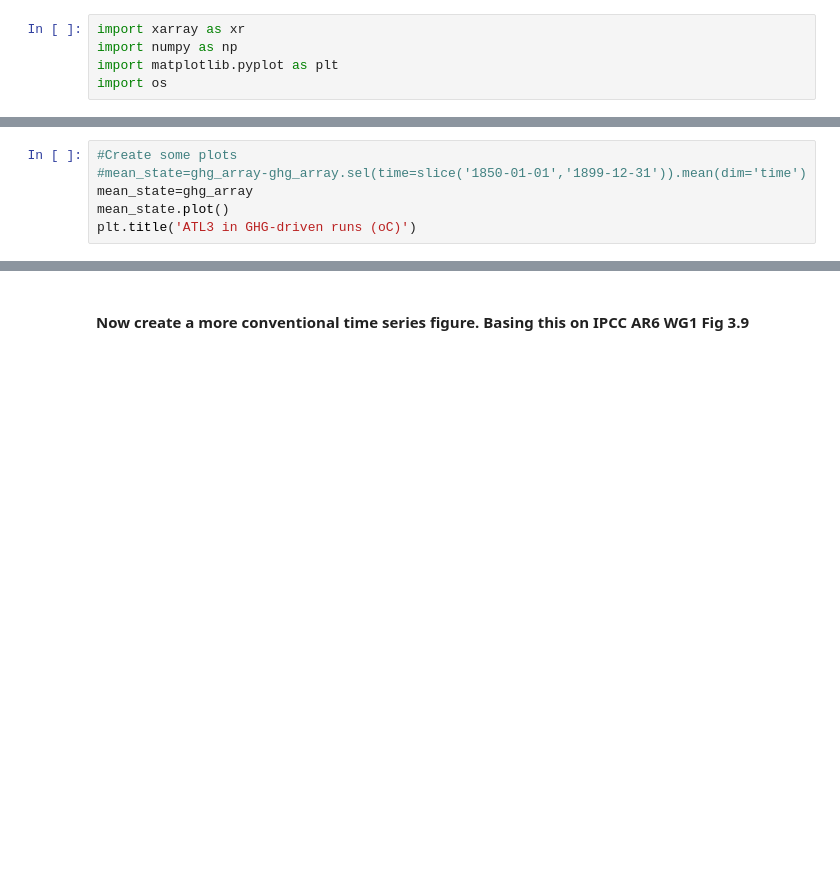
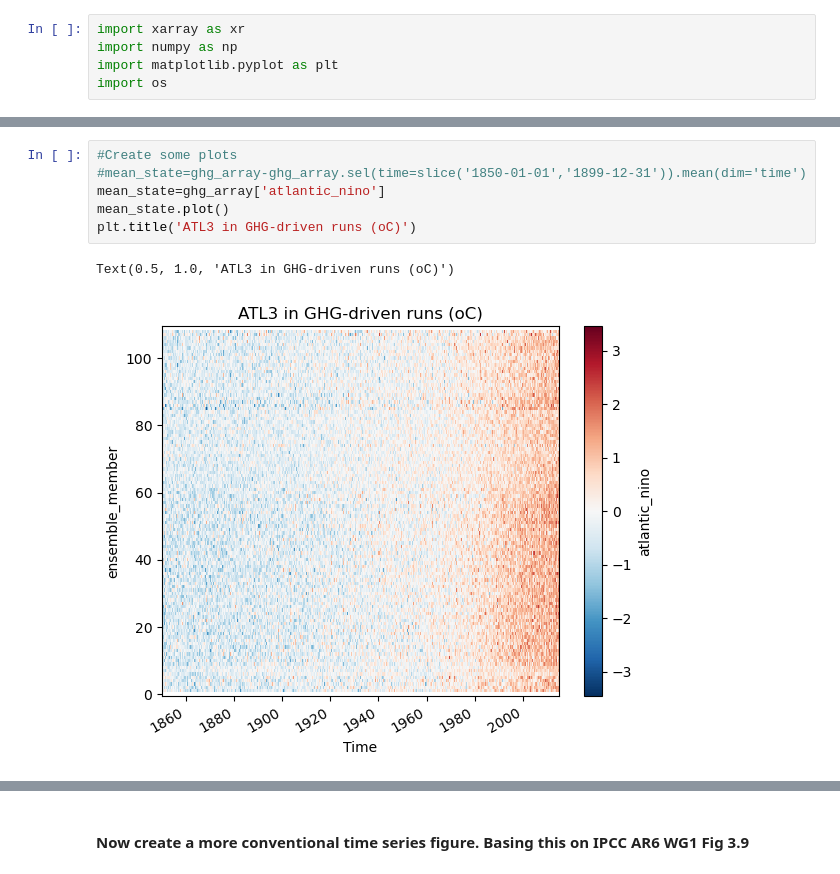
Before and after one commit to pmip4/TropicalAtlanticVariability, a Jupyter notebook: attribution/AZM-attribution.ipynb, the cells around one changed output, grey strips where cells are left out. Drawn from its saved outputs; the diff is of its cells as text; blank space fills up the shorter version.

```diff
--- a/attribution/AZM-attribution.ipynb
+++ b/attribution/AZM-attribution.ipynb
@@ -71,9 +87,12 @@ plt.title('Aerosol-driven change in ATL3 std dev. (since 1850-99, oC^2)')
 # %%
 #Create some plots
 #mean_state=ghg_array-ghg_array.sel(time=slice('1850-01-01','1899-12-31')).mean(dim='time')
-mean_state=ghg_array
+mean_state=ghg_array['atlantic_nino']
 mean_state.plot()
 plt.title('ATL3 in GHG-driven runs (oC)')
+# %% [output]
+Text(0.5, 1.0, 'ATL3 in GHG-driven runs (oC)')
+[figure, added]
 # %%
 # Compute the running standard deviation
 window_size = 120  # Number of months in the running window
```
Also changed, not shown: parts of 7 cells of this notebook, 2 other files.
